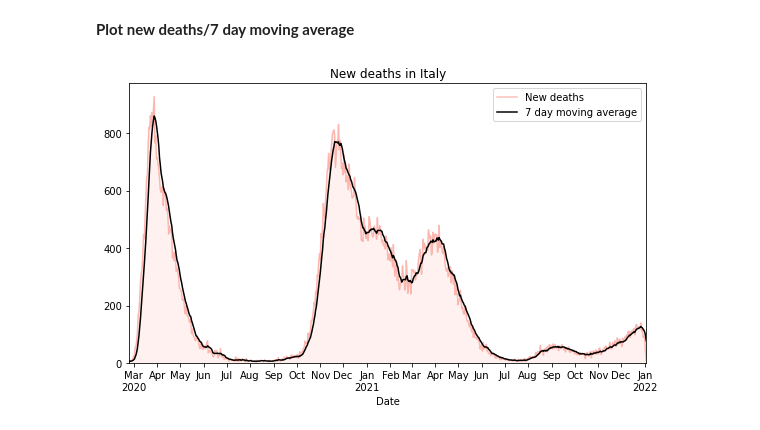
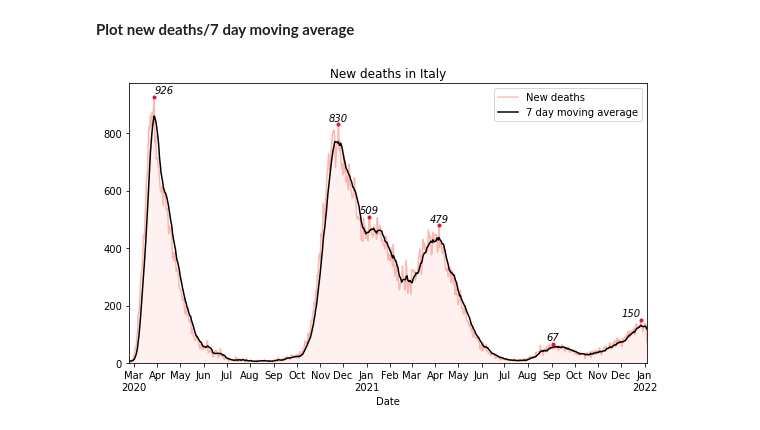
Before and after one commit to enricocid/python-scientific-exercises, a Jupyter notebook: cov_it_1.ipynb, the cells around one changed output. Cells and saved outputs as stored; diff of their text form; code cells hidden in the pictures.

```diff
--- a/cov_it_1.ipynb
+++ b/cov_it_1.ipynb
@@ -80,11 +80,11 @@ plt.show()
 **Deaths**
 # %%
 df_deaths = pd.read_excel(xlsx, sheet_name="decessi")
-
 # Select the rows where date is not nan
 df_deaths.dropna(subset=["DATA_DECESSO"], inplace=True)
 df_deaths["DATA_DECESSO"] = pd.to_datetime(df_deaths["DATA_DECESSO"], infer_datetime_format=True)
 df_deaths.set_index("DATA_DECESSO", inplace=True, drop=True)
+df_deaths = df_deaths[:-1]
 # Convert to numerical values
 df_deaths["DECESSI"] = pd.to_numeric(df_deaths["DECESSI"], errors="coerce")
 # %%
@@ -103,31 +103,53 @@ df_deaths["DECESSI 7 day avg"] = df_deaths["DECESSI"].rolling(window=7, min_peri
 # %%
 fig, ax = plt.subplots(figsize=(8, 5))
 
 ax.plot(df_deaths.index,
         df_deaths["DECESSI"],
         c="salmon",
         alpha=0.5,
         label="New deaths")
 ax.plot(df_deaths.index,
         df_deaths["DECESSI 7 day avg"],
         c="k",
         label="7 day moving average")
 
 ax.set_title("New deaths in Italy")
 ax.set_xlabel("Date")
 
 # get x ticks, labels
 ticks, labels = get_xticks_labels(df_deaths.index)
 ax.set_xticks(ticks)
 ax.set_xticklabels(labels)
 ax.legend()
 
 ax.fill_between(x=df_deaths.index, y1=df_deaths["DECESSI"], color="mistyrose", alpha=0.5)
 
+# annotate max value given the periods
+periods = [(df_deaths.index[0], df_deaths.index[-1]),
+           ("2020-08-01", "2021-01-01"), ("2021-01-01", "2021-03-01"),
+           ("2021-03-01", "2021-07-01"), ("2021-07-01", "2021-11-01"),
+           ("2021-11-01", df_deaths.index[-1])]
+
+for period in periods:
+        locked = df_deaths.loc[period[0]:period[1]]
+        ymax = locked["DECESSI"].max()
+        xmax = locked["DECESSI"].idxmax()
+        ax.plot(xmax, ymax, marker="o", c="crimson", markersize=3.0)
+
+        ha = "right"
+        if xmax >= pd.to_datetime("2020-09-01") and xmax <= pd.to_datetime("2021-11-01"):
+                ha = "center"
+        elif xmax <= pd.to_datetime("2020-09-01"):
+                ha="left"
+
+        ax.text(x=xmax, y=ymax+5, s=round(ymax),
+                va="bottom", ha=ha, color="k",
+                fontstyle = 'italic')
+
 ax.margins(x=0)
 ax.set_ylim(0, )
 
 fig.tight_layout()
 plt.show()
 # %% [output]
-[figure, old version]
+[figure, new version]
```
Also changed, not shown: parts of 4 cells of this notebook, 2 other files.
